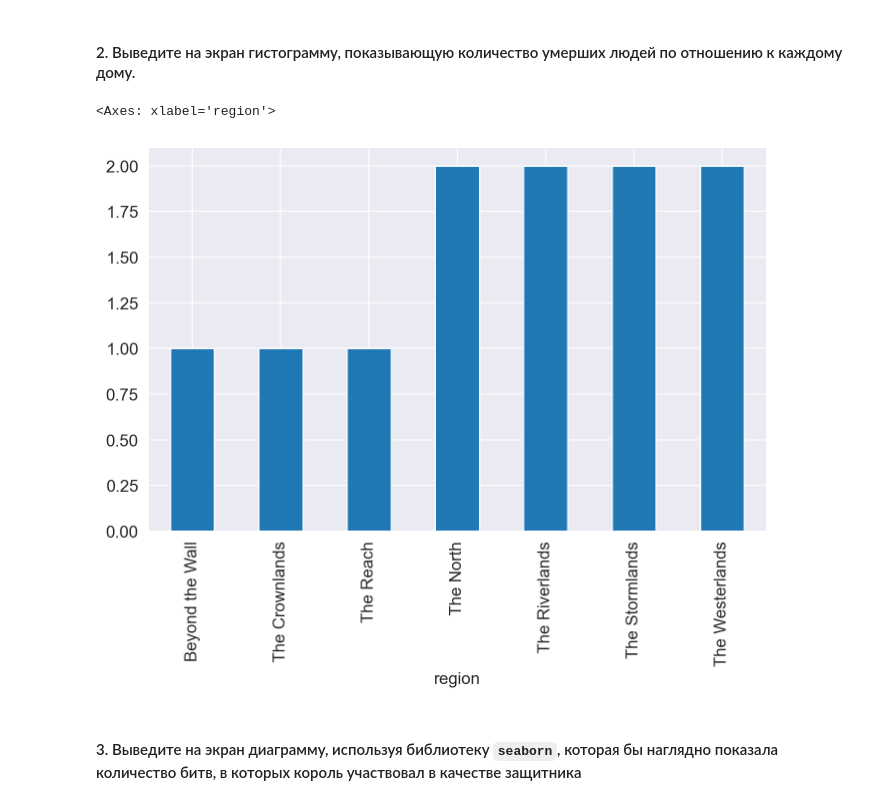
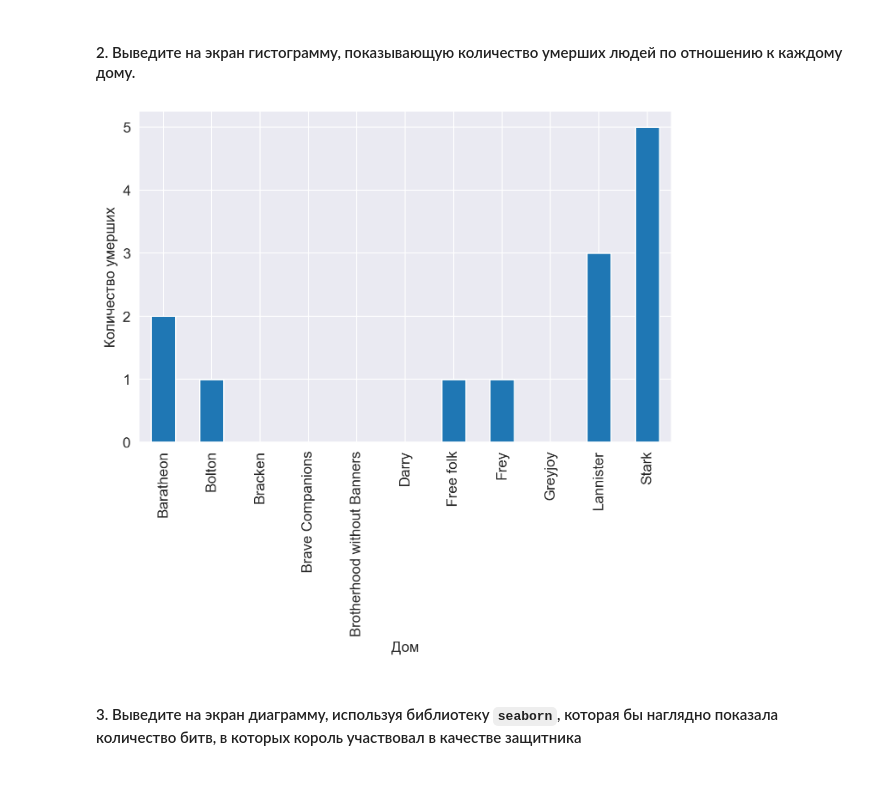
Before and after one commit to EdPogosyan/ML_Ed, a Jupyter notebook: HW-1/hw_practice_sirius_01_pandas_numpy_viz.ipynb, the cells around one changed output. Saved outputs shown, nothing was run; the diff lists cells and outputs as text; code cells hidden in the pictures.

```diff
--- a/HW-1/hw_practice_sirius_01_pandas_numpy_viz.ipynb
+++ b/HW-1/hw_practice_sirius_01_pandas_numpy_viz.ipynb
@@ -659,11 +659,14 @@ plt.savefig('pie.pdf', format='pdf')
 [figure]
 # %% [markdown]
 #### 2. Выведите на экран гистограмму, показывающую количество умерших людей по отношению к каждому дому.
-# %%
-battles_df.groupby("region")["major_death"].nunique().sort_values().plot(kind="bar")
-# %% [output]
-<Axes: xlabel='region'>
-[figure, removed]
+# %%
+a = battles_df.groupby('attacker_1')['major_death'].sum()
+a.plot(kind='bar')
+plt.xlabel('Дом')
+plt.ylabel('Количество умерших')
+plt.show()
+# %% [output]
+[figure, added]
 # %% [markdown]
 #### 3. Выведите на экран диаграмму, используя библиотеку `seaborn`, которая бы наглядно показала количество битв, в которых король участвовал в качестве защитника
 # %%
```
Also changed, not shown: parts of 3 cells of this notebook.
